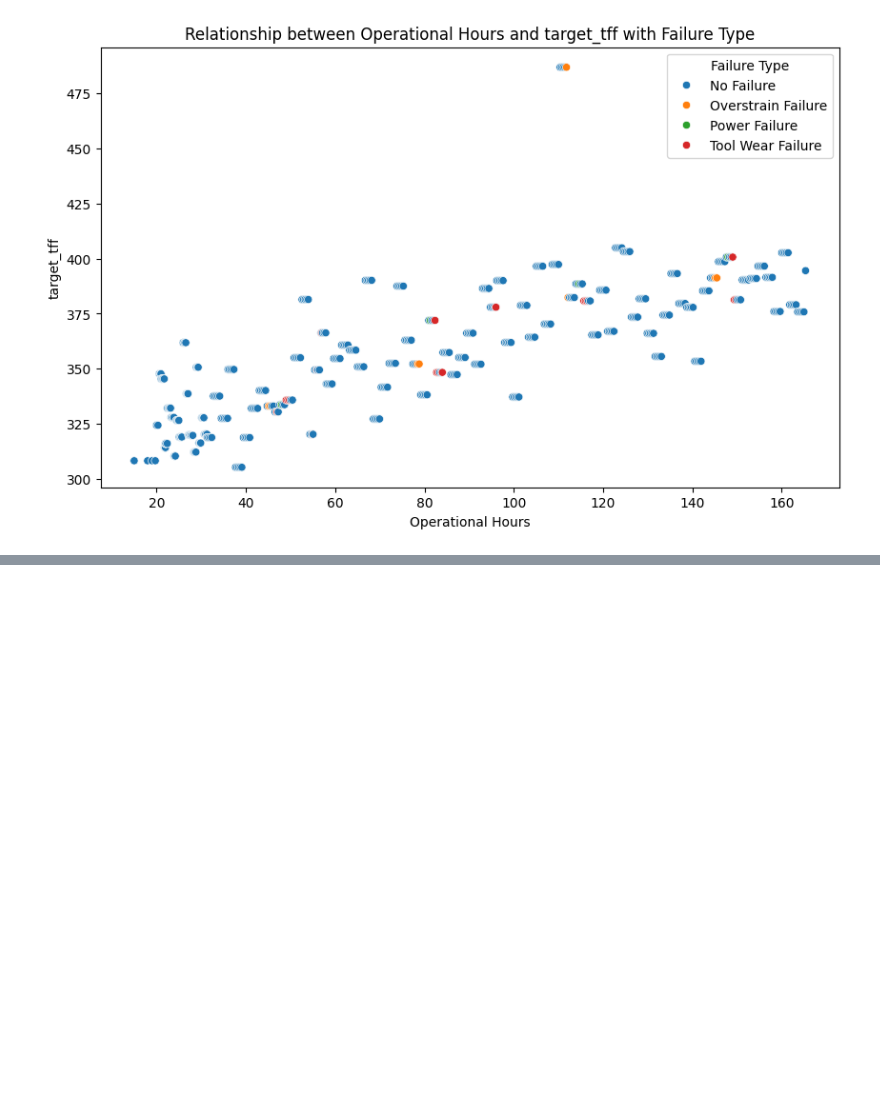
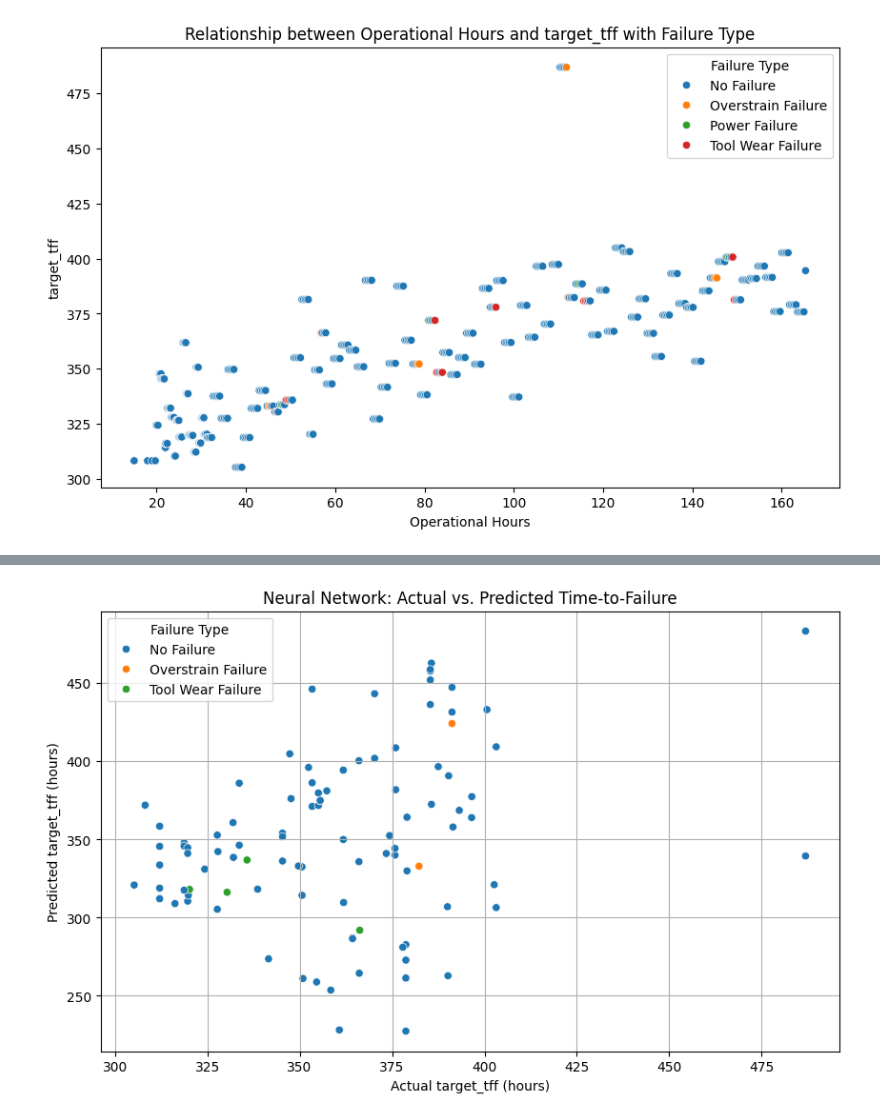
Before and after one commit to mosesblack1984-debug/TisdaleRepo, a Jupyter notebook: Pinocchio.ipynb, the cells around one changed output, grey strips where cells are left out. Drawn from its saved outputs; the diff is of its cells as text; code cells hidden in the pictures; blank space fills up the shorter version.

```diff
--- a/Pinocchio.ipynb
+++ b/Pinocchio.ipynb
@@ -142,0 +282,20 @@ else:
+# %%
+# Visualize Neural Network Predictions
+# Ensure y_test_nn and y_pred_nn are available and 'Failure Type' is in data
+if 'y_test_nn' in locals() and 'y_pred_nn' in locals() and 'Failure Type' in data.columns:
+    # Create a DataFrame for plotting with 'Failure Type' from the test set, using original index
+    plot_data_nn = pd.DataFrame({'Actual target_tff (hours)': y_test_nn.reset_index(drop=True),
+                                 'Predicted target_tff (hours)': y_pred_nn.flatten(),
+                                 'Failure Type': data.loc[y_test_nn.index, 'Failure Type'].reset_index(drop=True)})
+
+    plt.figure(figsize=(10, 6))
+    sns.scatterplot(x='Actual target_tff (hours)', y='Predicted target_tff (hours)', hue='Failure Type', data=plot_data_nn)
+    plt.xlabel("Actual target_tff (hours)")
+    plt.ylabel("Predicted target_tff (hours)")
+    plt.title("Neural Network: Actual vs. Predicted Time-to-Failure")
+    plt.grid(True)
+    plt.show()
+else:
+    print("Error: y_test_nn or y_pred_nn not found, or 'Failure Type' column missing. Please run the previous cells.")
+# %% [output]
+[figure, added]
```
Also changed, not shown: parts of 11 cells of this notebook.
